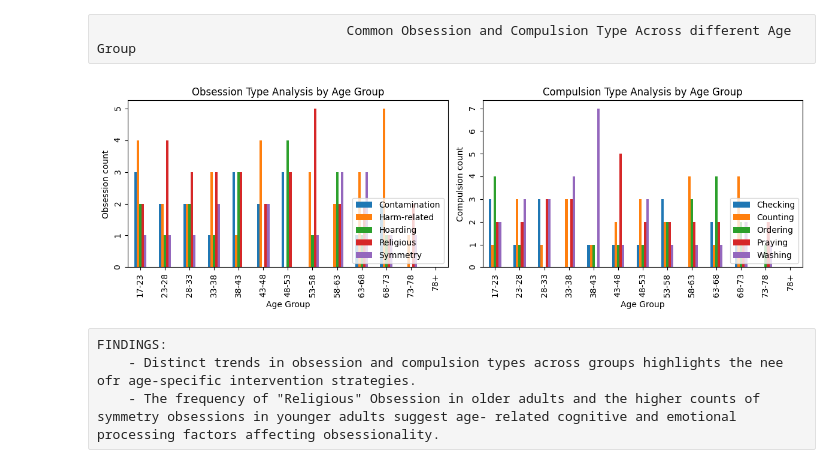
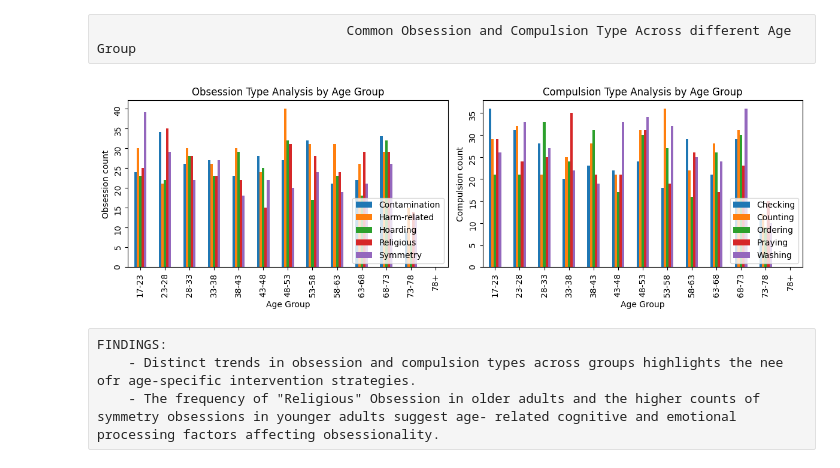
Before and after one commit to ANUSHA-E-M/OCD-Patient-Analysis, a Jupyter notebook: OCD Patient Project.ipynb, the cells around one changed output. Saved outputs shown, nothing was run; the diff lists cells and outputs as text; code cells hidden in the pictures.

Commit message:
OCD Patient Project Jupyter notebook code

```diff
--- a/OCD Patient Project.ipynb
+++ b/OCD Patient Project.ipynb
@@ -234,7 +234,7 @@ bins=[17,23,28,33,38,43,48,53,58,63,68,73,78,100]
 labels=["17-23","23-28","28-33","33-38","38-43","43-48","48-53","53-58","58-63","63-68","68-73","73-78","78+"]
 
 #Create Age Group for obsessions and Compulsion analysis
-df_patient["Age Group"]=pd.cut(age_analysis["Age"],bins=bins,labels=labels)
+df_patient["Age Group"]=pd.cut(df_patient["Age"],bins=bins,labels=labels)
 # %%
 #Few rows of dataset after Cleaning
 df_patient.head()
@@ -376,43 +376,35 @@ FINDINGS:
 # %% [raw]
                                 Common Obsession and Compulsion Type Across different Age Group
 # %%
-#Define age bins and labels
-bins=[17,23,28,33,38,43,48,53,58,63,68,73,78,100]
-labels=["17-23","23-28","28-33","33-38","38-43","43-48","48-53","53-58","58-63","63-68","68-73","73-78","78+"]
-
-#Create Age Group for obsessions and Compulsion analysis
-age_analysis["Age Group"]=pd.cut(df_patient["Age"],bins=bins,labels=labels)
-
-
 #Grouping Obsession Type by Age Groups
 Obsession_counts=df_patient.groupby(["Age Group","Obsession Type"],observed=False).size().unstack(fill_value=0)
 
 #Creating subplot
 fig,axs=plt.subplots(1,2,figsize=(12,4))
 
 #Plot a Graph for Obsession Type
 Obsession_counts.plot(kind="bar",ax=axs[0])
 axs[0].legend(loc="lower right")
 axs[0].set_title("Obsession Type Analysis by Age Group")
 axs[0].set_xlabel("Age Group")
 axs[0].set_ylabel("Obsession count")
 axs[0].tick_params(rotation=90)
 
 #Grouping Compulsion Type by Age Group
 Compulsion_counts=df_patient.groupby(["Age Group","Compulsion Type"],observed=False).size().unstack(fill_value=0)
 
 #Plot a Graph for Compulsion Type
 Compulsion_counts.plot(kind="bar",ax=axs[1])
 axs[1].legend(loc="lower right")
 axs[1].set_title("Compulsion Type Analysis by Age Group")
 axs[1].set_xlabel("Age Group")
 axs[1].set_ylabel("Compulsion count")
 axs[1].tick_params(rotation=90)
 
 plt.tight_layout()
 plt.show()
 # %% [output]
-[figure, old version]
+[figure, new version]
 # %% [raw]
 FINDINGS:
     - Distinct trends in obsession and compulsion types across groups highlights the nee ofr age-specific intervention strategies.
```
Also changed, not shown: parts of 11 cells of this notebook.
